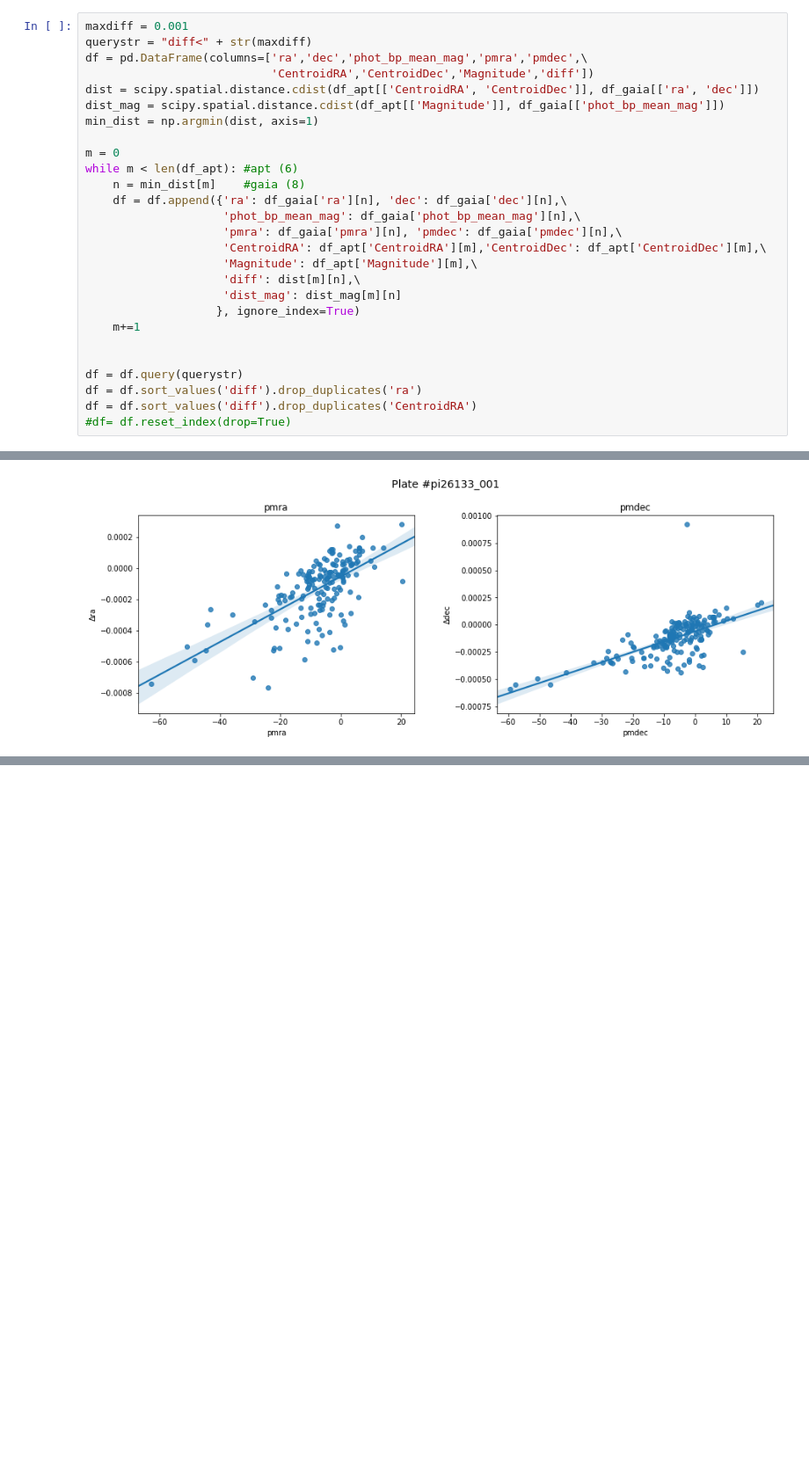
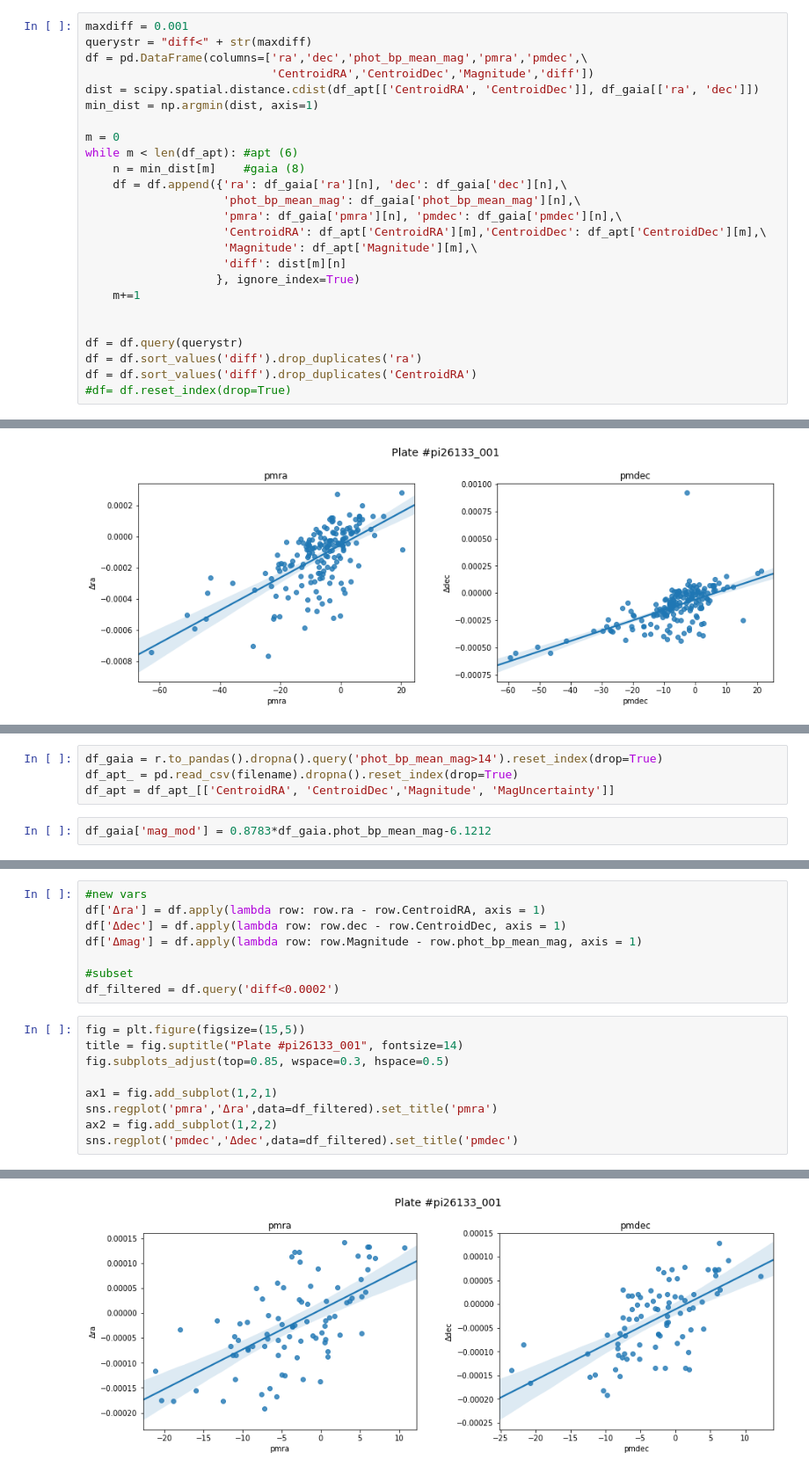
Before and after one commit to oliang2000/yerkes-plate-digitization, a Jupyter notebook: APT.ipynb, the cells around one changed output, grey strips where cells are left out. Shown at 88% size. Cells and saved outputs as stored; diff of their text form; blank space fills up the shorter version.

```diff
--- a/APT.ipynb
+++ b/APT.ipynb
@@ -56,7 +56,6 @@ querystr = "diff<" + str(maxdiff)
 df = pd.DataFrame(columns=['ra','dec','phot_bp_mean_mag','pmra','pmdec',\
                            'CentroidRA','CentroidDec','Magnitude','diff'])
 dist = scipy.spatial.distance.cdist(df_apt[['CentroidRA', 'CentroidDec']], df_gaia[['ra', 'dec']])
-dist_mag = scipy.spatial.distance.cdist(df_apt[['Magnitude']], df_gaia[['phot_bp_mean_mag']])
 min_dist = np.argmin(dist, axis=1)
 
 m = 0
@@ -67,8 +66,7 @@ while m < len(df_apt): #apt (6)
                     'pmra': df_gaia['pmra'][n], 'pmdec': df_gaia['pmdec'][n],\
                     'CentroidRA': df_apt['CentroidRA'][m],'CentroidDec': df_apt['CentroidDec'][m],\
                     'Magnitude': df_apt['Magnitude'][m],\
-                    'diff': dist[m][n],\
-                    'dist_mag': dist_mag[m][n]
+                    'diff': dist[m][n]
                    }, ignore_index=True)
     m+=1
 
@@ -131,0 +137,6 @@ Text(0.5,1,'pmdec')
+# %%
+df_gaia = r.to_pandas().dropna().query('phot_bp_mean_mag>14').reset_index(drop=True)
+df_apt_ = pd.read_csv(filename).dropna().reset_index(drop=True)
+df_apt = df_apt_[['CentroidRA', 'CentroidDec','Magnitude', 'MagUncertainty']]
+# %%
+df_gaia['mag_mod'] = 0.8783*df_gaia.phot_bp_mean_mag-6.1212
@@ -131,0 +174,18 @@ Text(0.5,1,'pmdec')
+# %%
+#new vars
+df['Δra'] = df.apply(lambda row: row.ra - row.CentroidRA, axis = 1)
+df['Δdec'] = df.apply(lambda row: row.dec - row.CentroidDec, axis = 1)
+df['Δmag'] = df.apply(lambda row: row.Magnitude - row.phot_bp_mean_mag, axis = 1)
+
+#subset
+df_filtered = df.query('diff<0.0002')
+# %%
+fig = plt.figure(figsize=(15,5))
+title = fig.suptitle("Plate #pi26133_001", fontsize=14)
+fig.subplots_adjust(top=0.85, wspace=0.3, hspace=0.5)
+
+ax1 = fig.add_subplot(1,2,1)
+sns.regplot('pmra','Δra',data=df_filtered).set_title('pmra')
+ax2 = fig.add_subplot(1,2,2)
+sns.regplot('pmdec','Δdec',data=df_filtered).set_title('pmdec')
+# %% [output]
@@ -131,0 +193 @@ Text(0.5,1,'pmdec')
+[figure, added]
```
Also changed, not shown: parts of 10 cells of this notebook.
